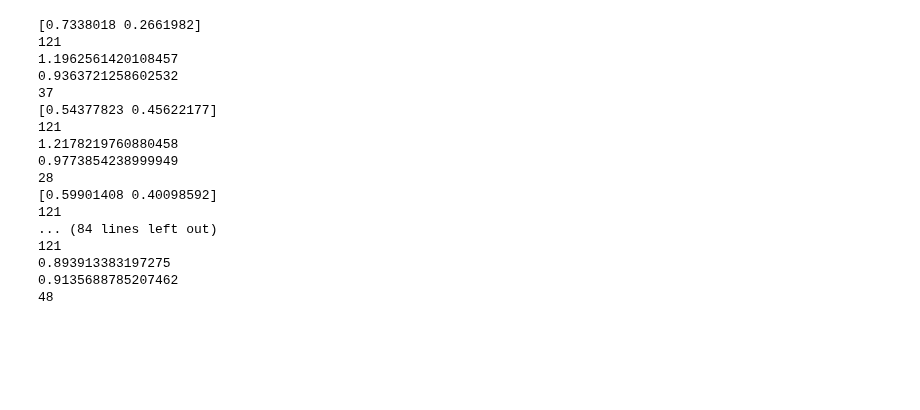
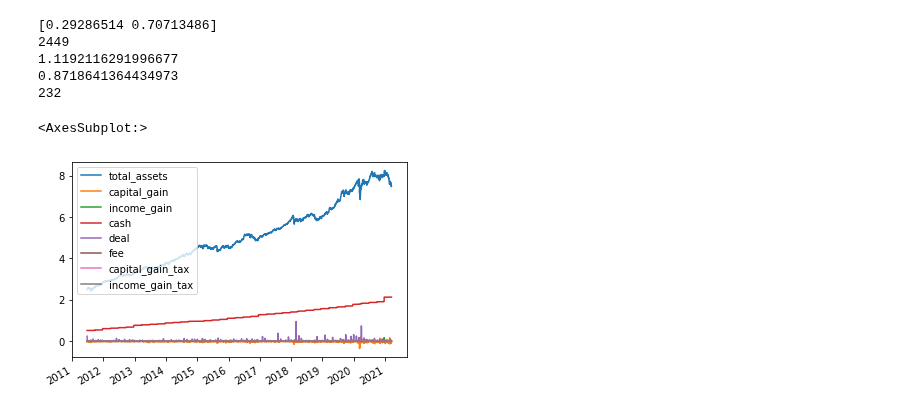
Before and after one commit to sonesuke/mypo, a Jupyter notebook: docs/tutorial/tutorial.ipynb, the cells around one changed output. Drawn from its saved outputs; the diff is of its cells as text; code cells hidden in the pictures; blank space fills up the shorter version.

```diff
--- a/docs/tutorial/tutorial.ipynb
+++ b/docs/tutorial/tutorial.ipynb
@@ -54,38 +43,28 @@ for train, validation in zip(trains, validations):
 # %%
-for train, validation in zip(trains, validations):
-    optimizer = MinimumVarianceOptimizer(with_semi_covariance=True)
-    optimizer.optimize(train)
+optimizer = MinimumVarianceOptimizer(with_semi_covariance=True)
 
-    runner = Runner(
-        assets=[1.2, 0.8],
-        rebalancer=MonthlyRebalancer(optimizer=optimizer),
-        cash=0.5
-    )
+runner = Runner(
+    assets=[1.2, 0.8],
+    rebalancer=MonthlyRebalancer(optimizer=optimizer, do_re_optimize=True),
+    cash=0.5
+)
 
-    runner.run(
-        market=validation
-    )
-    report = runner.report()
-    print(optimizer.get_weights())
-    print(yearly_total_return(report))
-    print(max_drawdown(report))
-    print(max_drawdown_span(report))
+runner.run(
+    market=market,
+    train_span=200
+)
+report = runner.report()
+print(optimizer.get_weights())
+print(yearly_total_return(report))
+print(max_drawdown(report))
+print(max_drawdown_span(report))
+report.plot()
 # %% [output]
-[0.7338018 0.2661982]
-121
-1.1962561420108457
-0.9363721258602532
-37
-[0.54377823 0.45622177]
-121
-1.2178219760880458
-0.9773854238999949
-28
-[0.59901408 0.40098592]
-121
-... (84 lines left out)
-121
-0.893913383197275
-0.9135688785207462
-48
+[0.29286514 0.70713486]
+2449
+1.1192116291996677
+0.8718641364434973
+232
+<AxesSubplot:>
+[figure, added]
 # %%
```
Also changed, not shown: parts of 6 cells of this notebook, 7 other files.
